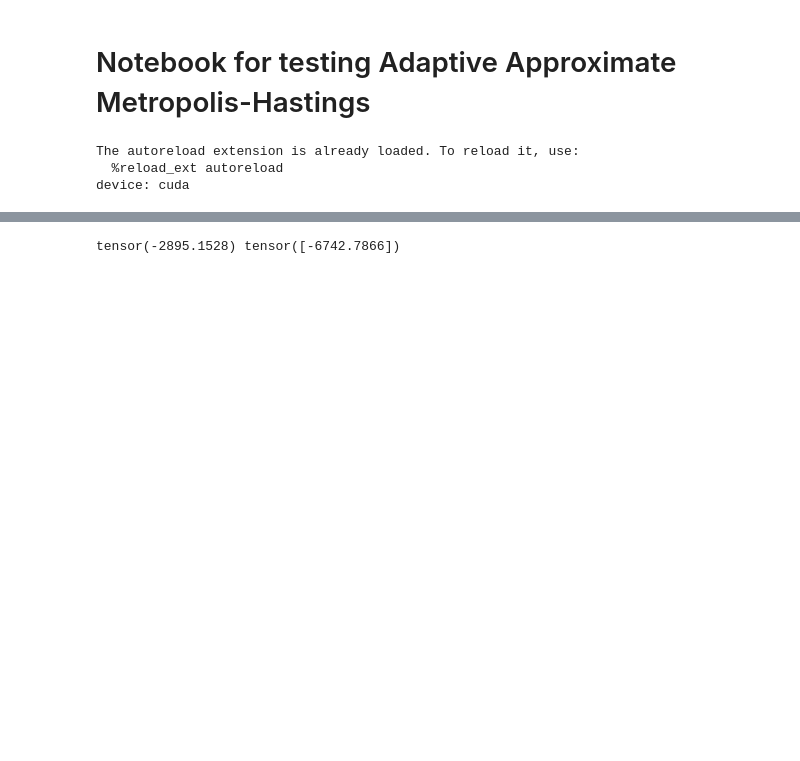
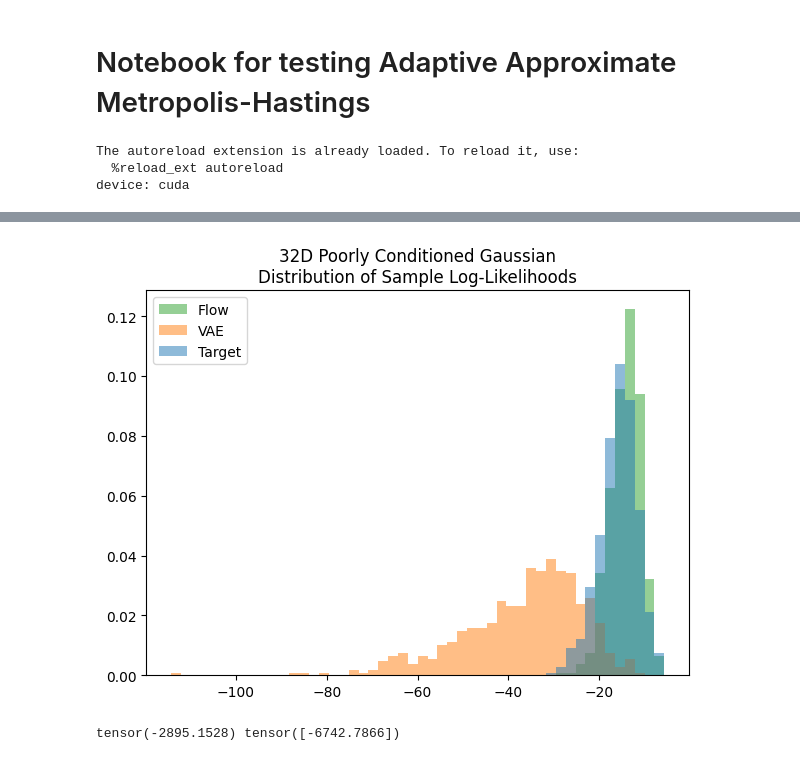
Before and after one commit to xapq/approximate-metropolis-hastings, a Jupyter notebook: notebooks/AdaptiveMH.ipynb, the cells around one changed output, grey strips where cells are left out. Cells and saved outputs as stored; diff of their text form; code cells hidden in the pictures; blank space fills up the shorter version.

```diff
--- a/notebooks/AdaptiveMH.ipynb
+++ b/notebooks/AdaptiveMH.ipynb
@@ -276,3 +286,25 @@ compare_sampling_methods(False)
+# %%
+def compare_sample_likelihood_distributions():
+    n_samples = 500
+    models = (target, vae, flow)
+    labels = ('Target', 'VAE', 'Flow')
+    sample_likelihoods = [to_numpy(target.log_prob(model.sample((n_samples,)))) for model in models]
+
+    fig, ax = plt.subplots(figsize=(7, 5))
+    ax.set_title(f'{target.friendly_name}\nDistribution of Sample Log-Likelihoods')
+    ax.hist(
+        sample_likelihoods,
+        bins=50,
+        histtype='stepfilled',
+        alpha=0.5,
+        label=labels,
+        density=True
+    )
+    ax.legend()
+
+compare_sample_likelihood_distributions()
+# %% [output]
+[figure, added]
 # %%
 def retrain_and_sample():
     adaptive_sampler.retrain(
```
Also changed, not shown: parts of 8 cells of this notebook, 4 other files.
